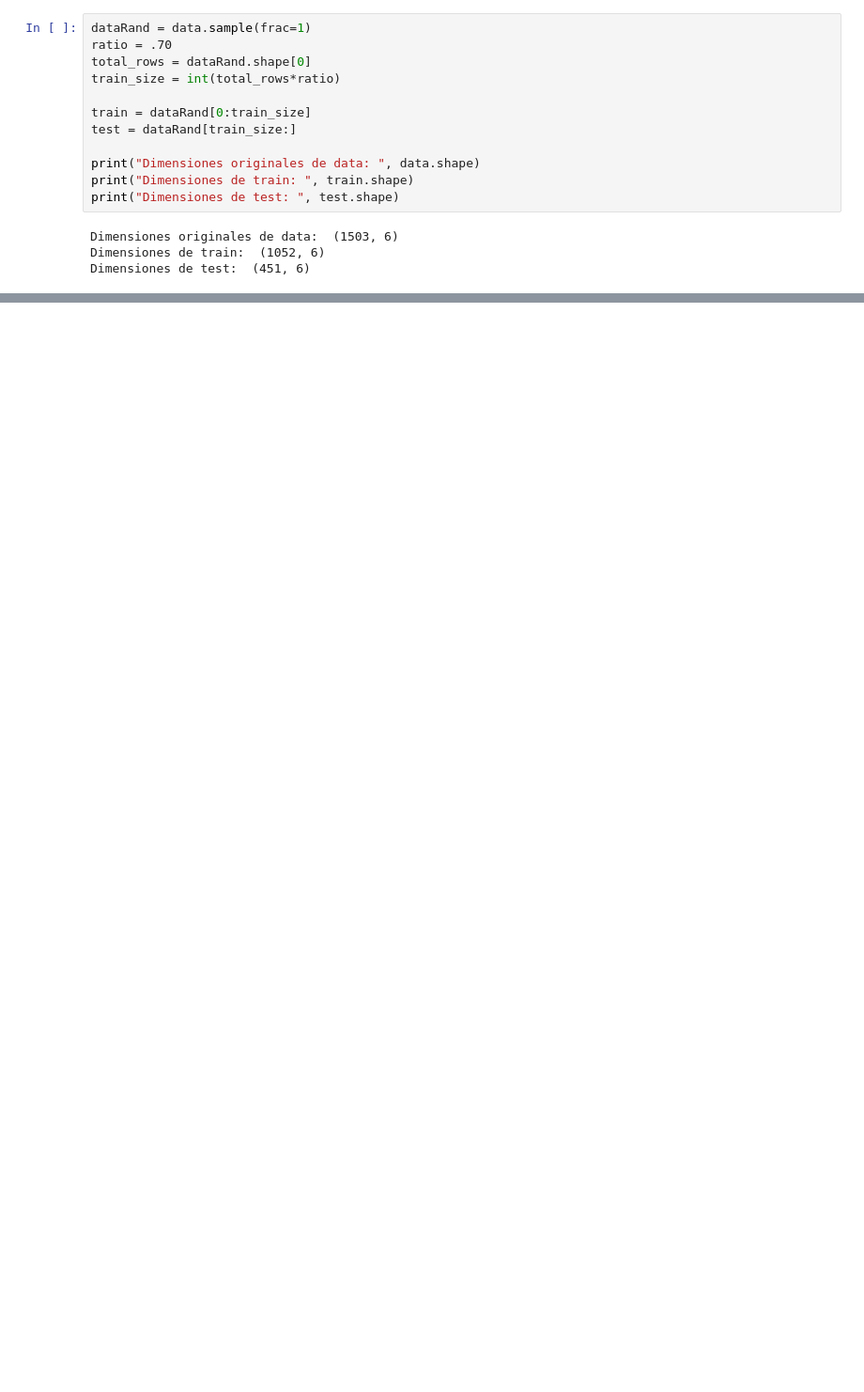
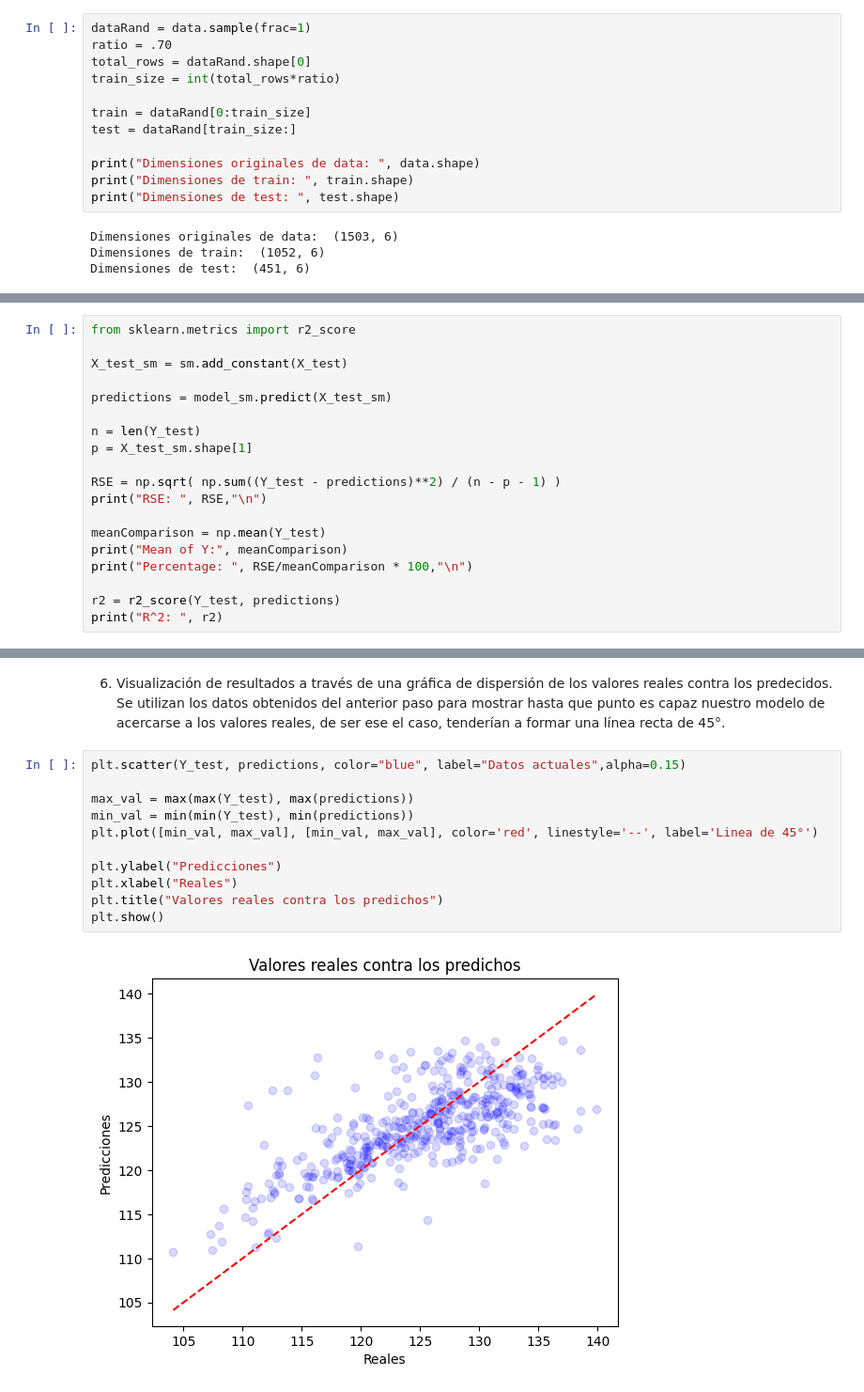
Before and after one commit to joe-chic/inteligencia_artificial_I, a Jupyter notebook: A1.3/A1.3 504065.ipynb, the cells around one changed output, grey strips where cells are left out. Shown at 94% size. Drawn from its saved outputs; the diff is of its cells as text; blank space fills up the shorter version.

```diff
--- a/A1.3/A1.3 504065.ipynb
+++ b/A1.3/A1.3 504065.ipynb
@@ -103,0 +118,19 @@ print("""
+# %%
+from sklearn.metrics import r2_score
+
+X_test_sm = sm.add_constant(X_test)
+
+predictions = model_sm.predict(X_test_sm)
+
+n = len(Y_test)
+p = X_test_sm.shape[1]
+
+RSE = np.sqrt( np.sum((Y_test - predictions)**2) / (n - p - 1) )
+print("RSE: ", RSE,"\n")
+
+meanComparison = np.mean(Y_test)
+print("Mean of Y:", meanComparison)
+print("Percentage: ", RSE/meanComparison * 100,"\n")
+
+r2 = r2_score(Y_test, predictions)
+print("R^2: ", r2)
@@ -103,0 +144,15 @@ print("""
+# %% [markdown]
+6. Visualización de resultados a través de una gráfica de dispersión de los valores reales contra los predecidos. Se utilizan los datos obtenidos del anterior paso para mostrar hasta que punto es capaz nuestro modelo de acercarse a los valores reales, de ser ese el caso, tenderían a formar una línea recta de 45°.
+# %%
+plt.scatter(Y_test, predictions, color="blue", label="Datos actuales",alpha=0.15)
+
+max_val = max(max(Y_test), max(predictions))
+min_val = min(min(Y_test), min(predictions))
+plt.plot([min_val, max_val], [min_val, max_val], color='red', linestyle='--', label='Linea de 45°')
+
+plt.ylabel("Predicciones")
+plt.xlabel("Reales")
+plt.title("Valores reales contra los predichos")
+plt.show()
+# %% [output]
+[figure, added]
```
Also changed, not shown: parts of 14 cells of this notebook, 10 other files.
